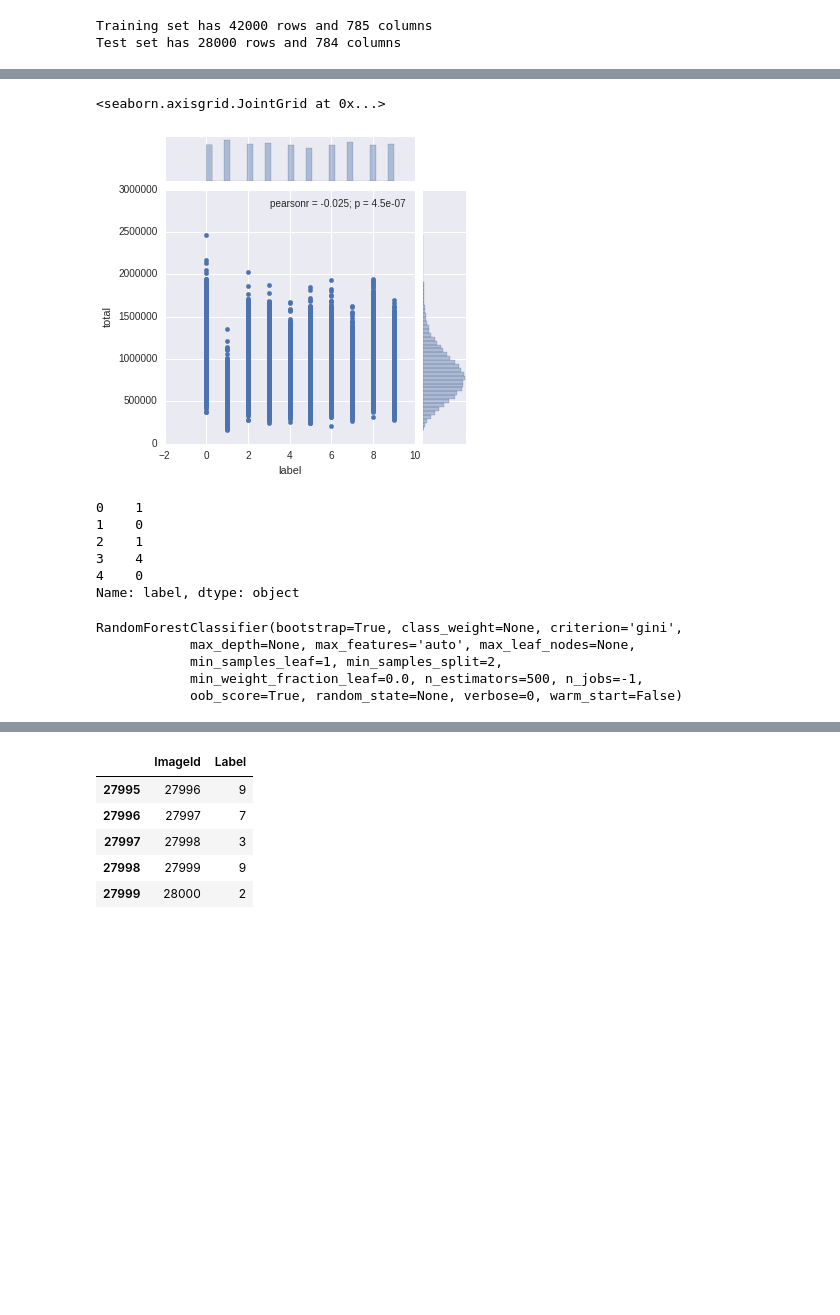
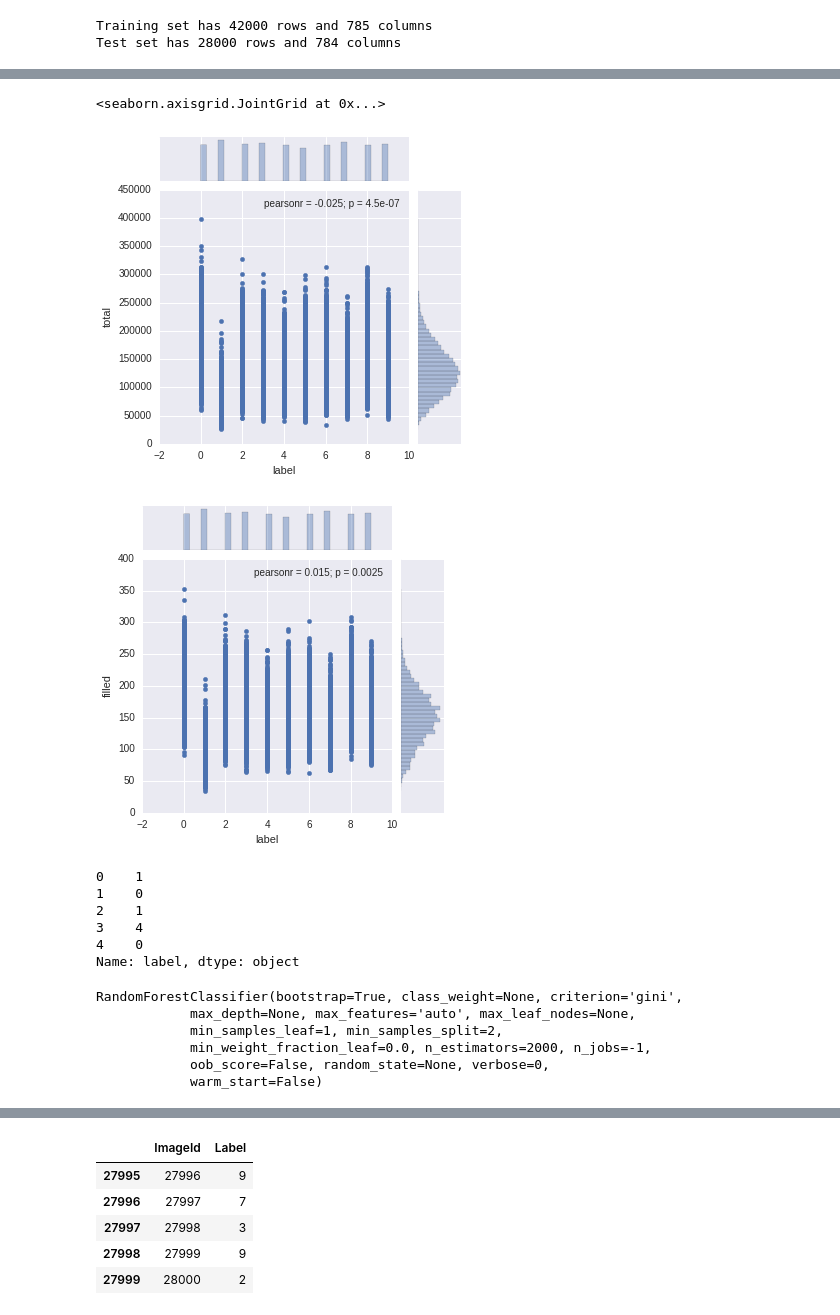
Before and after one commit to shreyas-nimishe/kaggle, a Jupyter notebook: digit_recognizer.ipynb, the cells around one changed output, grey strips where cells are left out. Drawn from its saved outputs; the diff is of its cells as text; code cells hidden in the pictures; blank space fills up the shorter version.

```diff
--- a/digit_recognizer.ipynb
+++ b/digit_recognizer.ipynb
@@ -51,0 +41,13 @@ train.head()
+# %%
+pixel_columns = test.columns
+#for i in pixel_columns:   train[i].fillna(0)
+
+train['total'] = train[pixel_columns].sum(axis=1).astype(int)
+test['total'] = test[pixel_columns].sum(axis=1).astype(int)
+
+train['filled'] = test['filled'] = 0
+
+for i in pixel_columns:
+    test['filled'] += (test[i] != 0)
+    train['filled'] += (train[i] != 0)
+train.filled
@@ -52,8 +72,11 @@ train.head()
 # %%
+
 sns.jointplot(x="label", y="total", data=train, size=5)
+sns.jointplot(x="label", y="filled", data=train, size=5)
 # %% [output]
 <seaborn.axisgrid.JointGrid at 0x...>
-[figure, old version]
+[figure, new version]
+[figure, added]
 # %%
 X = train[train.columns[1:]]
 # %%
@@ -67,14 +90,15 @@ y.head()
 4    0
 Name: label, dtype: object
 # %%
-model = RandomForestClassifier(n_estimators = 500, n_jobs = -1, oob_score = True)
+model = RandomForestClassifier(n_estimators = 2000, n_jobs = -1)
 model.fit(X, y)
 # %% [output]
 RandomForestClassifier(bootstrap=True, class_weight=None, criterion='gini',
             max_depth=None, max_features='auto', max_leaf_nodes=None,
             min_samples_leaf=1, min_samples_split=2,
-            min_weight_fraction_leaf=0.0, n_estimators=500, n_jobs=-1,
-            oob_score=True, random_state=None, verbose=0, warm_start=False)
+            min_weight_fraction_leaf=0.0, n_estimators=2000, n_jobs=-1,
+            oob_score=False, random_state=None, verbose=0,
+            warm_start=False)
 # %%
 prediction = model.predict(test)
 # %%
```
Also changed, not shown: parts of 6 cells of this notebook.
